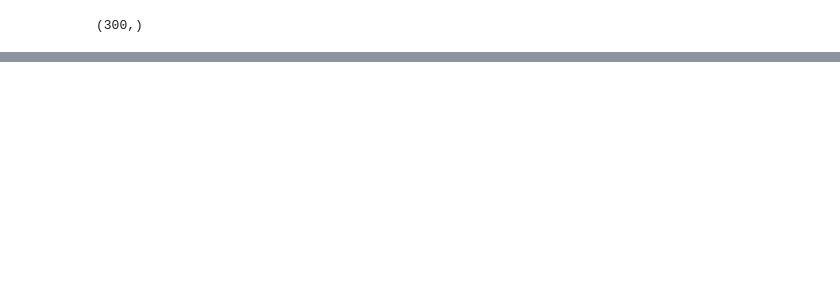
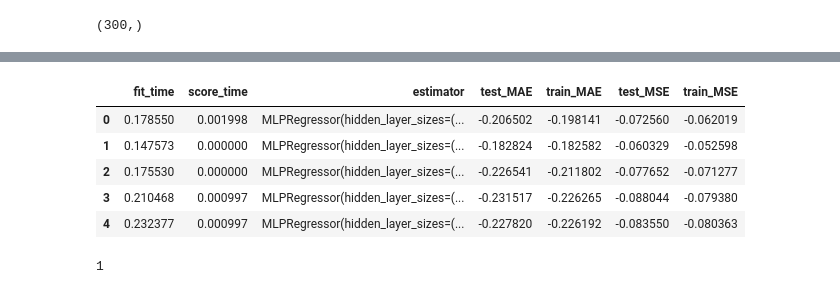
Before and after one commit to PiyushSol/JMIPRACTICALS, a Jupyter notebook: AIMLPrac/MLPregressor.ipynb, the cells around one changed output, grey strips where cells are left out. Cells and saved outputs as stored; diff of their text form; code cells hidden in the pictures; blank space fills up the shorter version.

```diff
--- a/AIMLPrac/MLPregressor.ipynb
+++ b/AIMLPrac/MLPregressor.ipynb
@@ -176,0 +202,10 @@ plt.grid(True)
+# %%
+scorers_df=pd.DataFrame(scorers)
+scorers_df.head()
+# %% [output]
+|  | fit_time | score_time | estimator | test_MAE | train_MAE | test_MSE | train_MSE |
+| 0 | 0.178550 | 0.001998 | MLPRegressor(hidden_layer_sizes=(... | -0.206502 | -0.198141 | -0.072560 | -0.062019 |
+| 1 | 0.147573 | 0.000000 | MLPRegressor(hidden_layer_sizes=(... | -0.182824 | -0.182582 | -0.060329 | -0.052598 |
+| 2 | 0.175530 | 0.000000 | MLPRegressor(hidden_layer_sizes=(... | -0.226541 | -0.211802 | -0.077652 | -0.071277 |
+| 3 | 0.210468 | 0.000997 | MLPRegressor(hidden_layer_sizes=(... | -0.231517 | -0.226265 | -0.088044 | -0.079380 |
+| 4 | 0.232377 | 0.000997 | MLPRegressor(hidden_layer_sizes=(... | -0.227820 | -0.226192 | -0.083550 | -0.080363 |
@@ -176,0 +214,4 @@ plt.grid(True)
+# %%
+best_model_idx
+# %% [output]
+1
```
Also changed, not shown: parts of 19 cells of this notebook.
